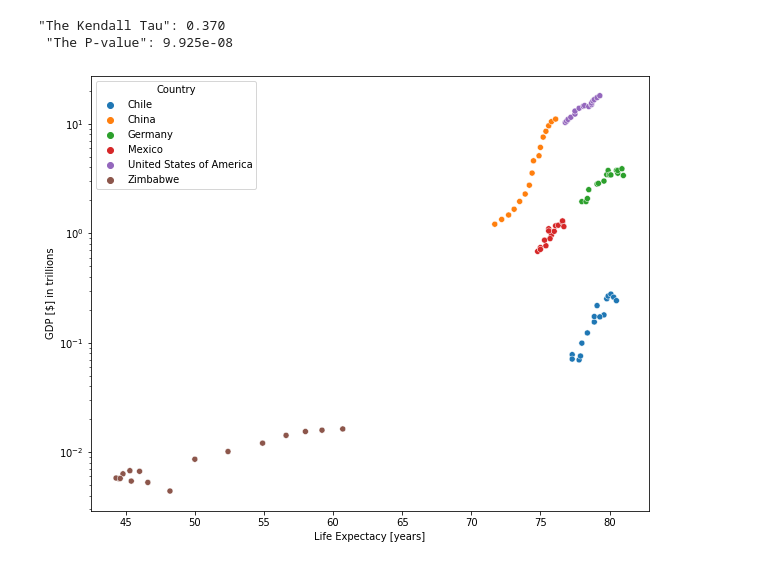
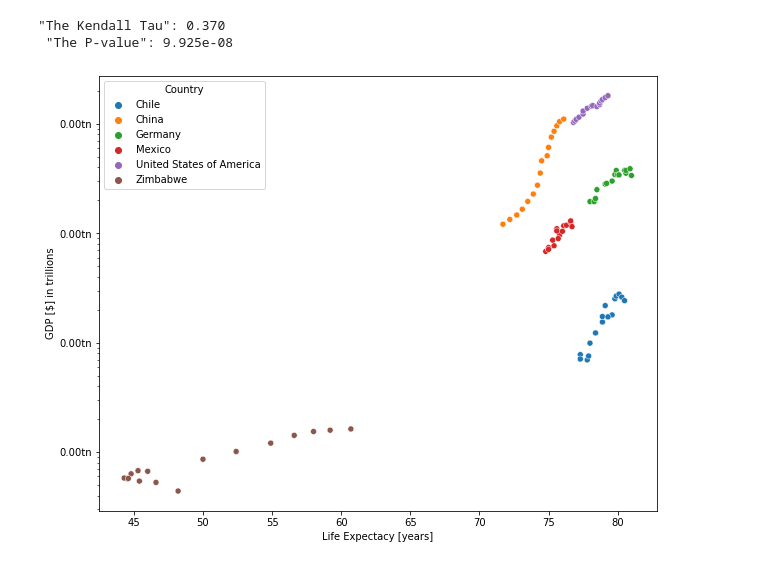
Before and after one commit to jc30flores/The_Life_Expectancy, a Jupyter notebook: life_expectancy_gdp.ipynb, the cells around one changed output. Saved outputs shown, nothing was run; the diff lists cells and outputs as text; code cells hidden in the pictures.

```diff
--- a/life_expectancy_gdp.ipynb
+++ b/life_expectancy_gdp.ipynb
@@ -102,12 +101,15 @@ print('"The Kendall Tau": {:.3f} \n "The P-value": {:.3e}'.format(T, p))
 "The Kendall Tau": 0.370
  "The P-value": 9.925e-08
 # %%
+#import ticker for change the axis in y
+import matplotlib.ticker as ticker
 #Now I will make a scatter diagram to observe the correlation between GDP and Life Expectancy of each country as Kendall's test says that the variables have a correlation.
 plt.subplots(figsize=(10, 8))
 sns.scatterplot(data=new_df, x='Life_Exp_Age', y='GDP_in_trillions_$', hue='Country')
 plt.yscale('log')
 plt.xlabel('Life Expectacy [years]')
 plt.ylabel('GDP [$] in trillions')
+plt.gca().yaxis.set_major_formatter(lambda x, pos: '{:.2f}tn'.format(x * 1e-12))
 plt.show()
 # %% [output]
-[figure, old version]
+[figure, new version]
```
Also changed, not shown: parts of 4 cells of this notebook.
